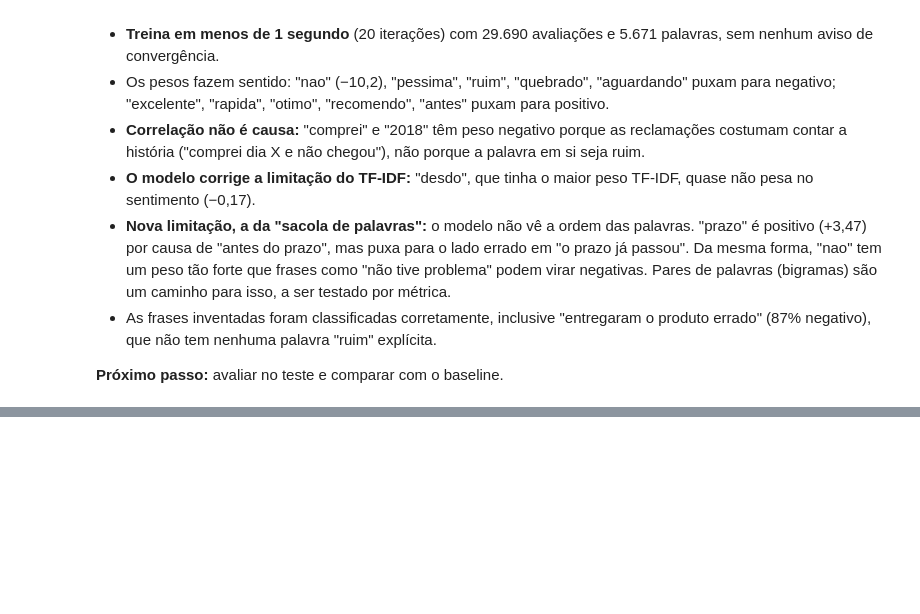
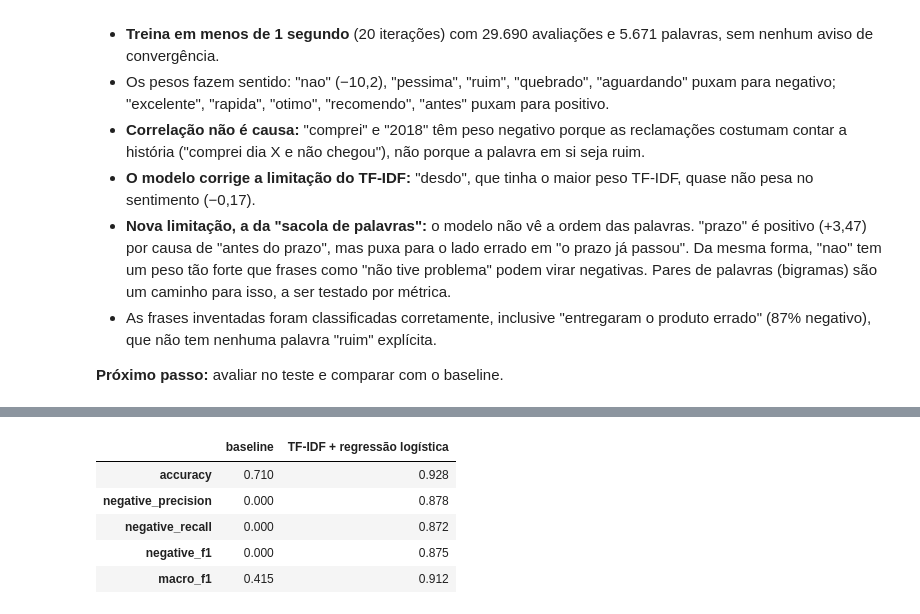
Before and after one commit to baxelin/delivery-ai, a Jupyter notebook: notebooks/v1_sentimento.ipynb, the cells around one changed output, grey strips where cells are left out. Saved outputs shown, nothing was run; the diff lists cells and outputs as text; code cells hidden in the pictures; blank space fills up the shorter version.

```diff
--- a/notebooks/v1_sentimento.ipynb
+++ b/notebooks/v1_sentimento.ipynb
@@ -642,0 +648,16 @@ pd.DataFrame(
+# %%
+model_predictions = pd.Series(
+    sentiment_model.predict(split.test[MESSAGE_COLUMN]), index=split.test.index
+)
+model_metrics = evaluate_predictions(split.test[SENTIMENT_COLUMN], model_predictions)
+
+pd.DataFrame(
+    {"baseline": asdict(baseline_metrics), "TF-IDF + regressão logística": asdict(model_metrics)}
+).round(3)
+# %% [output]
+|  | baseline | TF-IDF + regressão logística |
+| accuracy | 0.710 | 0.928 |
+| negative_precision | 0.000 | 0.878 |
+| negative_recall | 0.000 | 0.872 |
+| negative_f1 | 0.000 | 0.875 |
+| macro_f1 | 0.415 | 0.912 |
```
Also changed, not shown: parts of 10 cells of this notebook.
